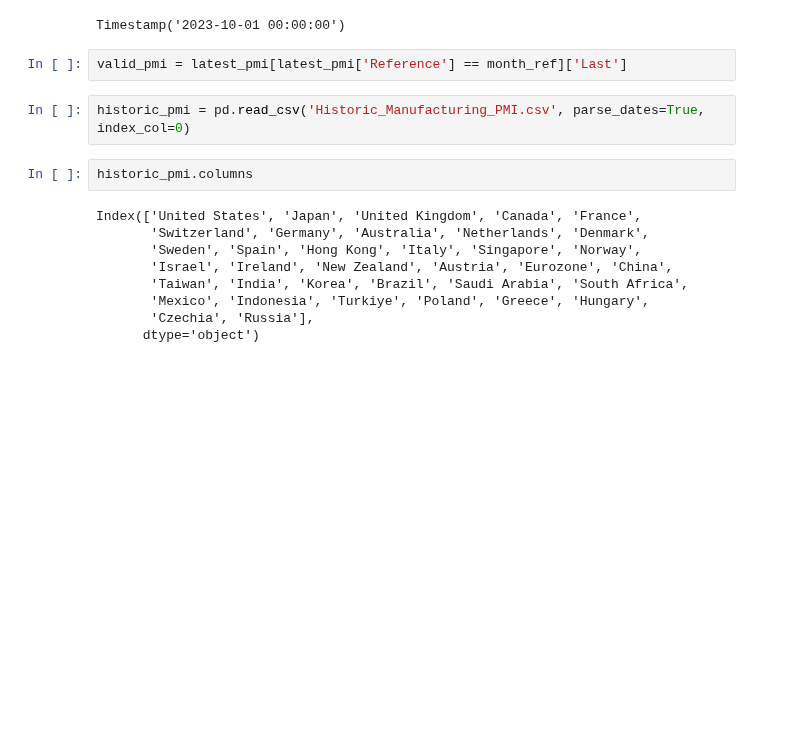
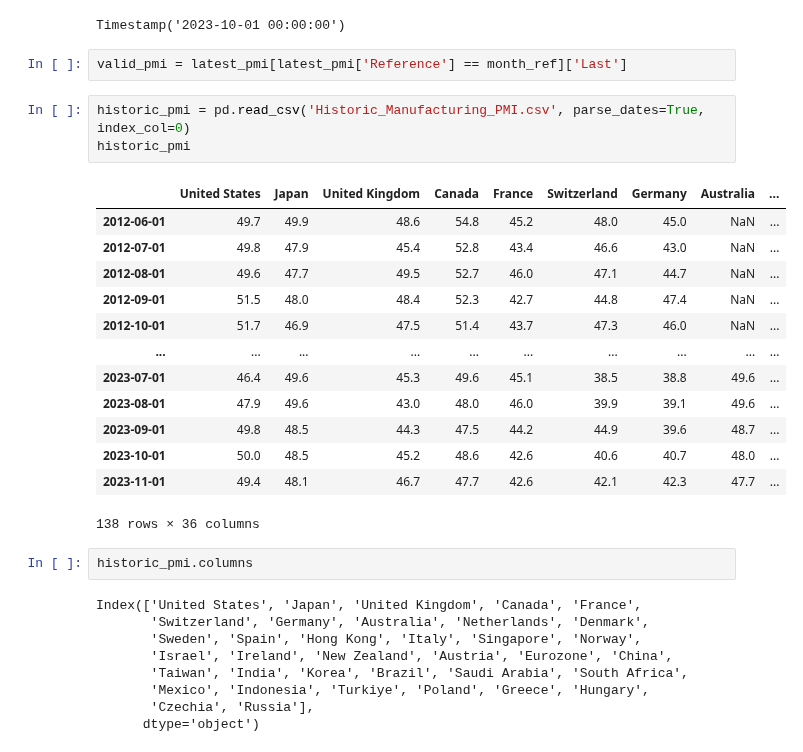
Before and after one commit to lharazin/TFM, a Jupyter notebook: Data/Investing_PMI/update_monthly_pmi.ipynb, the cells around one changed output. Saved outputs shown, nothing was run; the diff lists cells and outputs as text; blank space fills up the shorter version.

```diff
--- a/Data/Investing_PMI/update_monthly_pmi.ipynb
+++ b/Data/Investing_PMI/update_monthly_pmi.ipynb
@@ -55,6 +55,21 @@ Timestamp('2023-10-01 00:00:00')
 valid_pmi = latest_pmi[latest_pmi['Reference'] == month_ref]['Last']
 # %%
 historic_pmi = pd.read_csv('Historic_Manufacturing_PMI.csv', parse_dates=True, index_col=0)
+historic_pmi
+# %% [output]
+|  | United States | Japan | United Kingdom | Canada | France | Switzerland | Germany | Australia | ... |
+| 2012-06-01 | 49.7 | 49.9 | 48.6 | 54.8 | 45.2 | 48.0 | 45.0 | NaN | ... |
+| 2012-07-01 | 49.8 | 47.9 | 45.4 | 52.8 | 43.4 | 46.6 | 43.0 | NaN | ... |
+| 2012-08-01 | 49.6 | 47.7 | 49.5 | 52.7 | 46.0 | 47.1 | 44.7 | NaN | ... |
+| 2012-09-01 | 51.5 | 48.0 | 48.4 | 52.3 | 42.7 | 44.8 | 47.4 | NaN | ... |
+| 2012-10-01 | 51.7 | 46.9 | 47.5 | 51.4 | 43.7 | 47.3 | 46.0 | NaN | ... |
+| ... | ... | ... | ... | ... | ... | ... | ... | ... | ... |
+| 2023-07-01 | 46.4 | 49.6 | 45.3 | 49.6 | 45.1 | 38.5 | 38.8 | 49.6 | ... |
+| 2023-08-01 | 47.9 | 49.6 | 43.0 | 48.0 | 46.0 | 39.9 | 39.1 | 49.6 | ... |
+| 2023-09-01 | 49.8 | 48.5 | 44.3 | 47.5 | 44.2 | 44.9 | 39.6 | 48.7 | ... |
+| 2023-10-01 | 50.0 | 48.5 | 45.2 | 48.6 | 42.6 | 40.6 | 40.7 | 48.0 | ... |
+| 2023-11-01 | 49.4 | 48.1 | 46.7 | 47.7 | 42.6 | 42.1 | 42.3 | 47.7 | ... |
+138 rows × 36 columns
 # %%
 historic_pmi.columns
 # %% [output]
```
Also changed, not shown: parts of 1 cell of this notebook, 5 other files.
